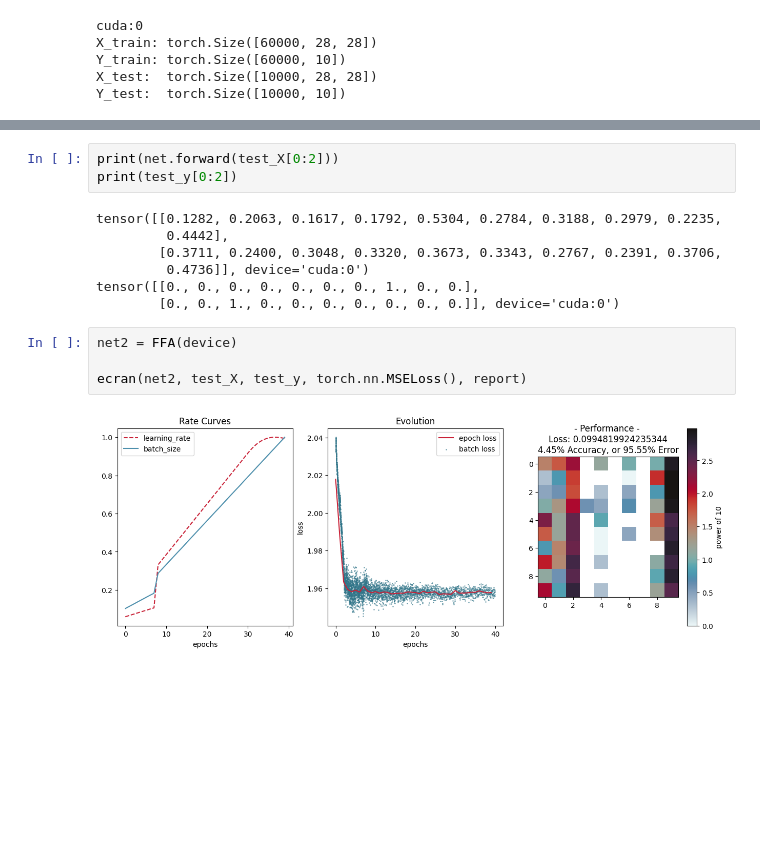
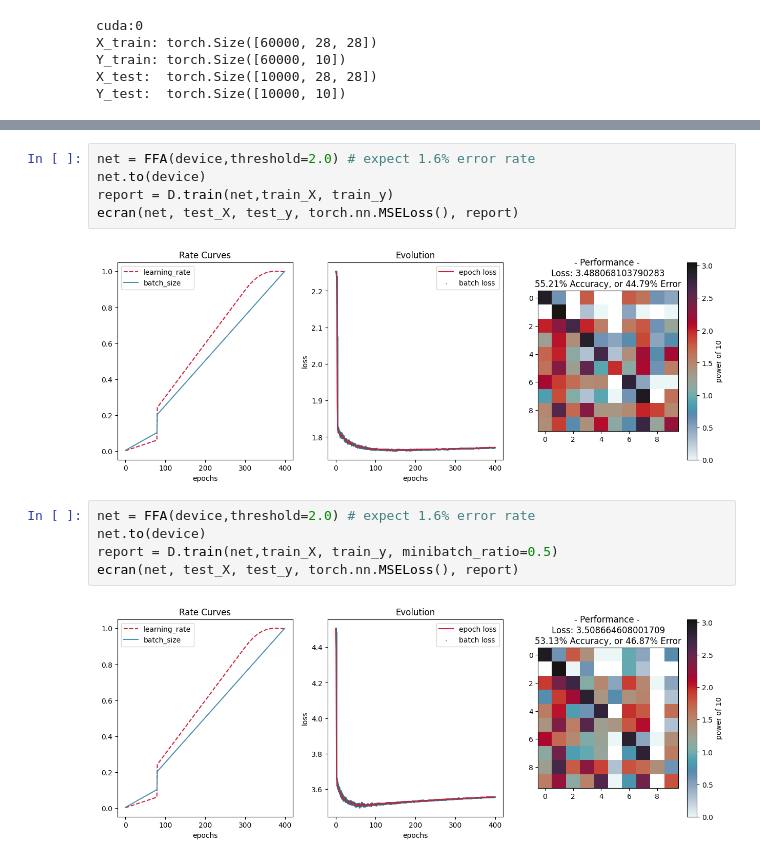
Before and after one commit to akhilsadam/pho-ices-ml, a Jupyter notebook: FFA.ipynb, the cells around one changed output, grey strips where cells are left out. Drawn from its saved outputs; the diff is of its cells as text; blank space fills up the shorter version.

```diff
--- a/FFA.ipynb
+++ b/FFA.ipynb
@@ -301,17 +195,15 @@ torch.cuda.memory_allocated()
 # %%
-print(net.forward(test_X[0:2]))
-print(test_y[0:2])
+net = FFA(device,threshold=2.0) # expect 1.6% error rate
+net.to(device)
+report = D.train(net,train_X, train_y)
+ecran(net, test_X, test_y, torch.nn.MSELoss(), report)
 # %% [output]
-tensor([[0.1282, 0.2063, 0.1617, 0.1792, 0.5304, 0.2784, 0.3188, 0.2979, 0.2235,
-         0.4442],
-        [0.3711, 0.2400, 0.3048, 0.3320, 0.3673, 0.3343, 0.2767, 0.2391, 0.3706,
-         0.4736]], device='cuda:0')
-tensor([[0., 0., 0., 0., 0., 0., 0., 1., 0., 0.],
-        [0., 0., 1., 0., 0., 0., 0., 0., 0., 0.]], device='cuda:0')
+[figure, added]
-# %%
-net2 = FFA(device)
-
-ecran(net2, test_X, test_y, torch.nn.MSELoss(), report)
-# %% [output]
-[figure, removed]
+# %%
+net = FFA(device,threshold=2.0) # expect 1.6% error rate
+net.to(device)
+report = D.train(net,train_X, train_y, minibatch_ratio=0.5)
+ecran(net, test_X, test_y, torch.nn.MSELoss(), report)
+# %% [output]
+[figure, added]
 # %%
```
Also changed, not shown: parts of 19 cells of this notebook, 4 other files.
